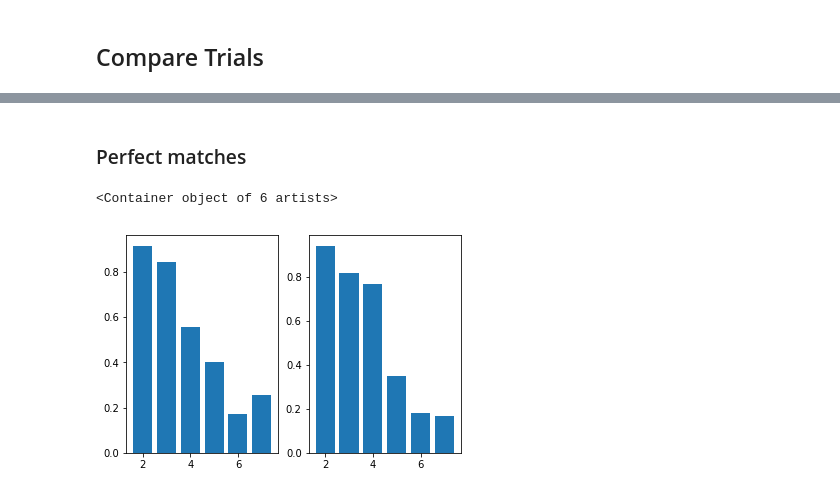
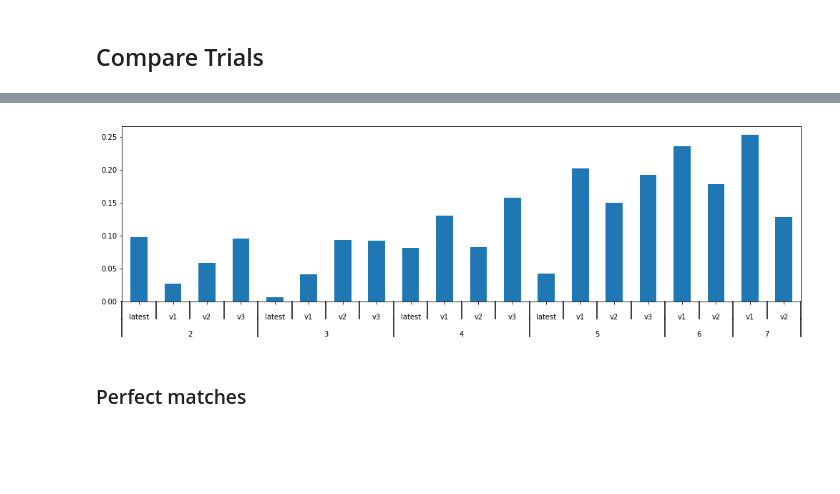
Before and after one commit to jannismain/fau-lnt-source-tracking-code, a Jupyter notebook: python/analysis.ipynb, the cells around one changed output, grey strips where cells are left out. Drawn from its saved outputs; the diff is of its cells as text; code cells hidden in the pictures; blank space fills up the shorter version.

```diff
--- a/python/analysis.ipynb
+++ b/python/analysis.ipynb
@@ -222,15 +271,51 @@ cat7 = results[results['n_sources']==7]['err_mean']
+# %%
+import pandas as pd
+import numpy as np
+from matplotlib import pyplot as plt
+from itertools import groupby
+
+def test_table():
+    data_table = pd.DataFrame({'version':['v1']*4 + ['v2']*4,
+                               'n_sources':(['2']*2 + ['3']*2)*2,
+                               'Quantity':[10,20,5,6,4,7,2,1],
+                               'Ordered':np.random.randint(0,10,8)
+                               })
+    return data_table
+
+def add_line(ax, xpos, ypos):
+    line = plt.Line2D([xpos, xpos], [ypos + .1, ypos],
+                      transform=ax.transAxes, color='black')
+    line.set_clip_on(False)
+    ax.add_line(line)
+
+def label_len(my_index,level):
+    labels = my_index.get_level_values(level)
+    return [(k, sum(1 for i in g)) for k,g in groupby(labels)]
+
+def label_group_bar_table(ax, df):
+    ypos = -.1
+    scale = 1./df.index.size
+    for level in range(df.index.nlevels)[::-1]:
+        pos = 0
+        for label, rpos in label_len(df.index,level):
+            lxpos = (pos + .5 * rpos)*scale
+            ax.text(lxpos, ypos, label, ha='center', transform=ax.transAxes)
+            add_line(ax, pos*scale, ypos)
+            pos += rpos
+        add_line(ax, pos*scale , ypos)
+        ypos -= .1
+
+df = dfc.groupby(['n_sources','version']).mean()["err_mean"]
+fig = plt.figure(figsize=(17,5))
+ax = fig.add_subplot(111)
+df.plot(kind='bar',stacked=False,ax=fig.gca())
+#Below 3 lines remove default labels
+labels = ['' for item in ax.get_xticklabels()]
+ax.set_xticklabels(labels)
+ax.set_xlabel('')
+label_group_bar_table(ax, df)
+fig.subplots_adjust(bottom=.1*df.index.nlevels)
+# %% [output]
+[figure, added]
 # %% [markdown]
 ### Perfect matches
-# %%
-plt.subplot(121)
-df = pd.read_pickle(path.join(PATH_ROOT, NAME_DATAFRAME))
-dfpm = df.pivot_table("perfect_match", columns="n_sources", aggfunc='mean').transpose()
-plt.bar(dfpm.index, height=dfpm.values)
-
-plt.subplot(122)
-df2 = pd.read_pickle(path.join(PATH_ROOT, NAME_DATAFRAME_OTHER))
-dfpm2 = df2.pivot_table("perfect_match", columns="n_sources", aggfunc='mean').transpose()
-plt.bar(dfpm2.index, height=dfpm2.values)
-# %% [output]
-<Container object of 6 artists>
-[figure, removed]
```
Also changed, not shown: parts of 21 cells of this notebook.
